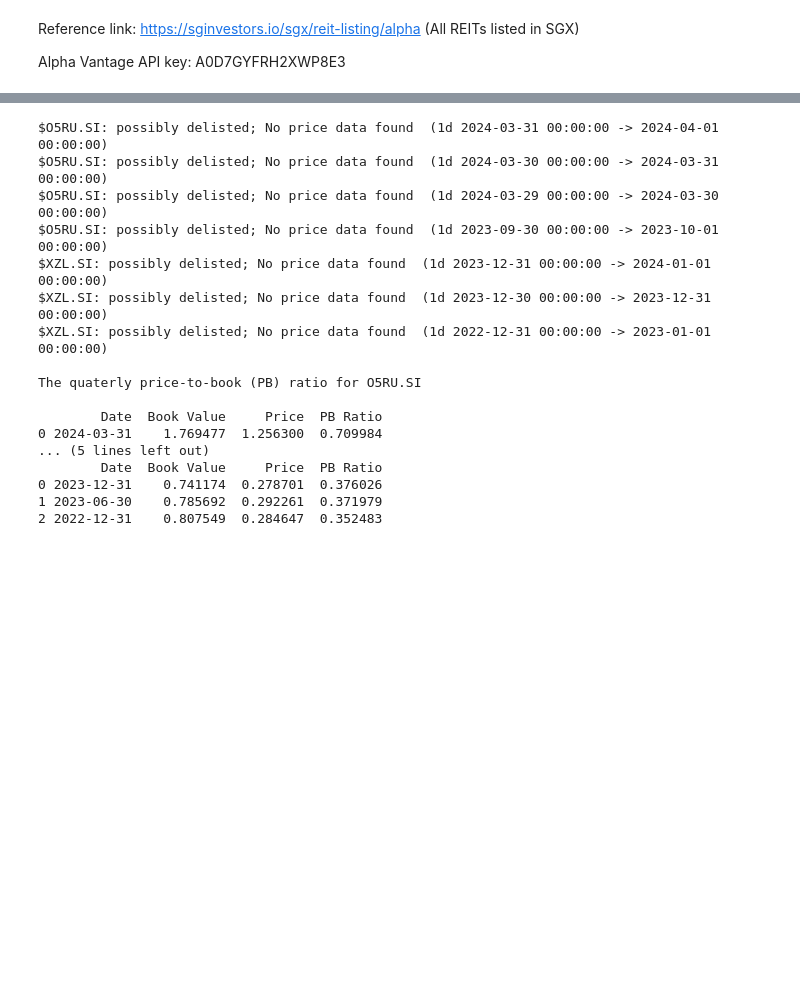
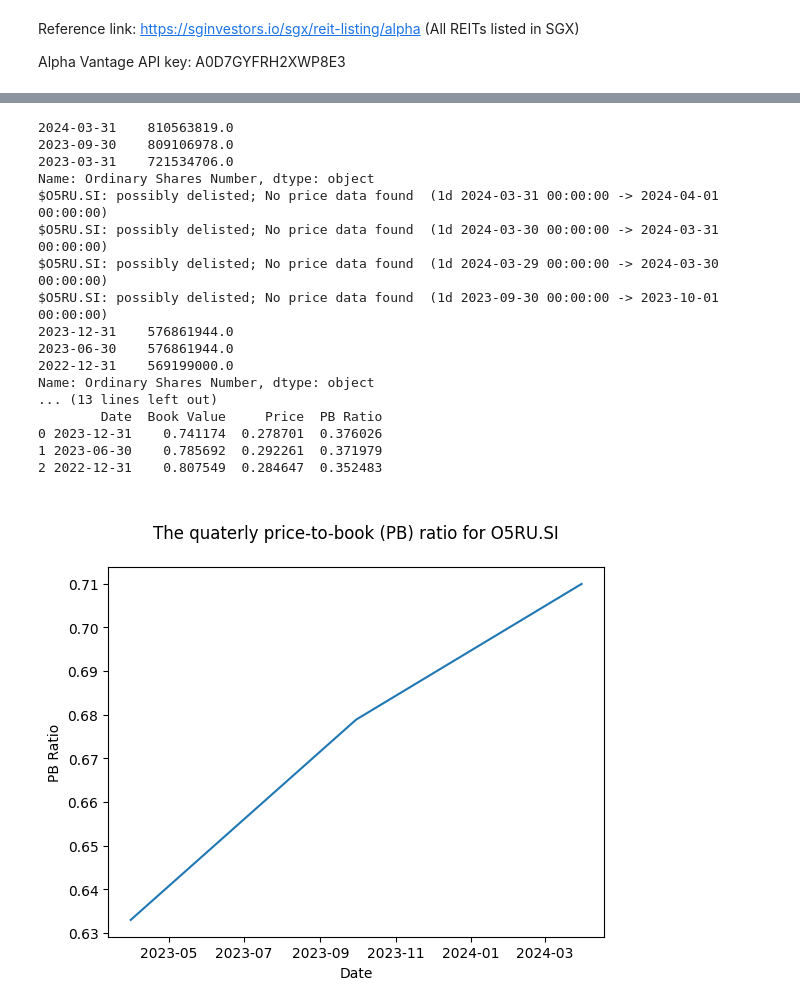
Before and after one commit to GenevieveLee/Stock-Screening-and-Recommendation-System, a Jupyter notebook: stockScreeningSystem.ipynb, the cells around one changed output, grey strips where cells are left out. Saved outputs shown, nothing was run; the diff lists cells and outputs as text; code cells hidden in the pictures; blank space fills up the shorter version.

```diff
--- a/stockScreeningSystem.ipynb
+++ b/stockScreeningSystem.ipynb
@@ -45,39 +61,48 @@ pb_ratio_table_all = []
 for ticker in tickers:
     ticker = yf.Ticker(ticker)
     book_value = ((ticker.quarterly_balance_sheet.loc['Stockholders Equity',:] / ticker.quarterly_balance_sheet.loc['Ordinary Shares Number',:]).astype(float))
+    print(ticker.quarterly_balance_sheet.loc['Ordinary Shares Number',:])
     price_history = []
     for date in book_value.index:
         while True:
             if not (ticker.history(start=date, end=date+dt.timedelta(days=1)).empty):
                 price = (ticker.history(start=date, end=date+dt.timedelta(days=1)).loc[:, 'Close'].iloc[0])
                 price_history.append(price)
                 break
             else:
                 date = date - pd.DateOffset(days=1)
 
     pb_ratio_table = pd.DataFrame({'Date': book_value.index, 'Book Value': book_value, 'Price': price_history})
     pb_ratio = pb_ratio_table['Price'] / pb_ratio_table['Book Value']
     pb_ratio_table = pd.DataFrame({'Date': book_value.index, 'Book Value': book_value.values, 'Price': price_history, 'PB Ratio':pb_ratio.values})
     pb_ratio_table_all.append(pb_ratio_table)
 
 for i, pb_ratio_table in enumerate(pb_ratio_table_all):
     print(f"\n{'The quaterly price-to-book (PB) ratio for'} {tickers[i]}\n")
     print(pb_ratio_table)
+
+for i, pb_ratio_table in enumerate(pb_ratio_table_all):
+    plt.plot(pb_ratio_table['Date'], pb_ratio_table['PB Ratio'])
+    plt.xlabel('Date')
+    plt.ylabel('PB Ratio')
+    plt.title(f"\n{'The quaterly price-to-book (PB) ratio for'} {tickers[i]}\n")
+    plt.show()
 # %% [output]
+2024-03-31    810563819.0
+2023-09-30    809106978.0
+2023-03-31    721534706.0
+Name: Ordinary Shares Number, dtype: object
 $O5RU.SI: possibly delisted; No price data found  (1d 2024-03-31 00:00:00 -> 2024-04-01 00:00:00)
 $O5RU.SI: possibly delisted; No price data found  (1d 2024-03-30 00:00:00 -> 2024-03-31 00:00:00)
 $O5RU.SI: possibly delisted; No price data found  (1d 2024-03-29 00:00:00 -> 2024-03-30 00:00:00)
 $O5RU.SI: possibly delisted; No price data found  (1d 2023-09-30 00:00:00 -> 2023-10-01 00:00:00)
-$XZL.SI: possibly delisted; No price data found  (1d 2023-12-31 00:00:00 -> 2024-01-01 00:00:00)
-$XZL.SI: possibly delisted; No price data found  (1d 2023-12-30 00:00:00 -> 2023-12-31 00:00:00)
-$XZL.SI: possibly delisted; No price data found  (1d 2022-12-31 00:00:00 -> 2023-01-01 00:00:00)
-
-The quaterly price-to-book (PB) ratio for O5RU.SI
-
-        Date  Book Value     Price  PB Ratio
-0 2024-03-31    1.769477  1.256300  0.709984
-... (5 lines left out)
+2023-12-31    576861944.0
+2023-06-30    576861944.0
+2022-12-31    569199000.0
+Name: Ordinary Shares Number, dtype: object
+... (13 lines left out)
         Date  Book Value     Price  PB Ratio
 0 2023-12-31    0.741174  0.278701  0.376026
 1 2023-06-30    0.785692  0.292261  0.371979
 2 2022-12-31    0.807549  0.284647  0.352483
+[figure, added]
```
Also changed, not shown: parts of 5 cells of this notebook.
